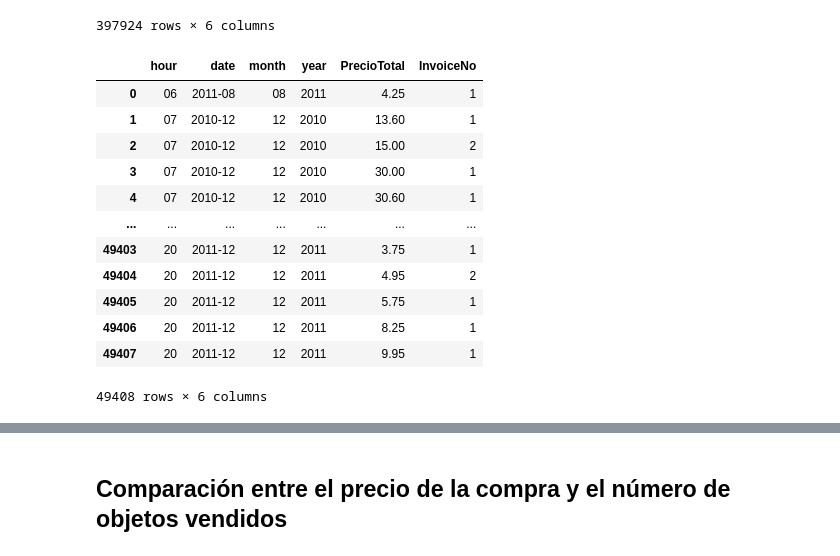
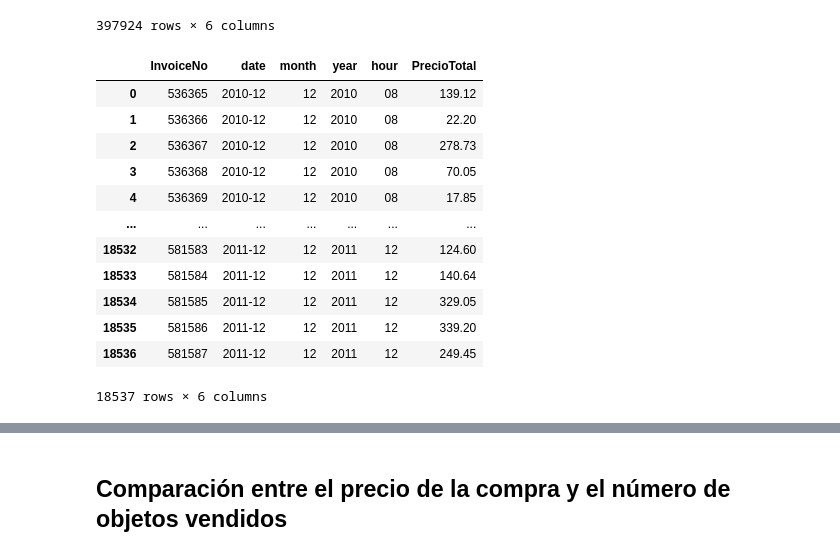
Before and after one commit to SBGuillermo/TFM-AnalisisComercio, a Jupyter notebook: Notebooks/2_Analisis_cualitativo_datset.ipynb, the cells around one changed output, grey strips where cells are left out. Saved outputs shown, nothing was run; the diff lists cells and outputs as text; code cells hidden in the pictures.

```diff
--- a/Notebooks/2_Analisis_cualitativo_datset.ipynb
+++ b/Notebooks/2_Analisis_cualitativo_datset.ipynb
@@ -238,19 +240,19 @@ mx_time2
 | 197923 | 581587 | 14.85 | 12 | 2011-12 | 12 | 2011 |
 397924 rows × 6 columns
 # %%
-mx_time_gb2 = mx_time2.groupby(['hour','date', 'month', 'year', 'PrecioTotal'], as_index=False).count()
-mx_time_gb2
+mx_time_gbe = mx_time2.groupby(['InvoiceNo','date', 'month', 'year', 'hour'], as_index=False).sum()
+mx_time_gbe
 # %% [output]
-|  | hour | date | month | year | PrecioTotal | InvoiceNo |
-| 0 | 06 | 2011-08 | 08 | 2011 | 4.25 | 1 |
-| 1 | 07 | 2010-12 | 12 | 2010 | 13.60 | 1 |
-| 2 | 07 | 2010-12 | 12 | 2010 | 15.00 | 2 |
-| 3 | 07 | 2010-12 | 12 | 2010 | 30.00 | 1 |
-| 4 | 07 | 2010-12 | 12 | 2010 | 30.60 | 1 |
+|  | InvoiceNo | date | month | year | hour | PrecioTotal |
+| 0 | 536365 | 2010-12 | 12 | 2010 | 08 | 139.12 |
+| 1 | 536366 | 2010-12 | 12 | 2010 | 08 | 22.20 |
+| 2 | 536367 | 2010-12 | 12 | 2010 | 08 | 278.73 |
+| 3 | 536368 | 2010-12 | 12 | 2010 | 08 | 70.05 |
+| 4 | 536369 | 2010-12 | 12 | 2010 | 08 | 17.85 |
 | ... | ... | ... | ... | ... | ... | ... |
-| 49403 | 20 | 2011-12 | 12 | 2011 | 3.75 | 1 |
-| 49404 | 20 | 2011-12 | 12 | 2011 | 4.95 | 2 |
-| 49405 | 20 | 2011-12 | 12 | 2011 | 5.75 | 1 |
-| 49406 | 20 | 2011-12 | 12 | 2011 | 8.25 | 1 |
-| 49407 | 20 | 2011-12 | 12 | 2011 | 9.95 | 1 |
+| 18532 | 581583 | 2011-12 | 12 | 2011 | 12 | 124.60 |
+| 18533 | 581584 | 2011-12 | 12 | 2011 | 12 | 140.64 |
+| 18534 | 581585 | 2011-12 | 12 | 2011 | 12 | 329.05 |
+| 18535 | 581586 | 2011-12 | 12 | 2011 | 12 | 339.20 |
+| 18536 | 581587 | 2011-12 | 12 | 2011 | 12 | 249.45 |
-49408 rows × 6 columns
+18537 rows × 6 columns
```
Also changed, not shown: parts of 12 cells of this notebook.
